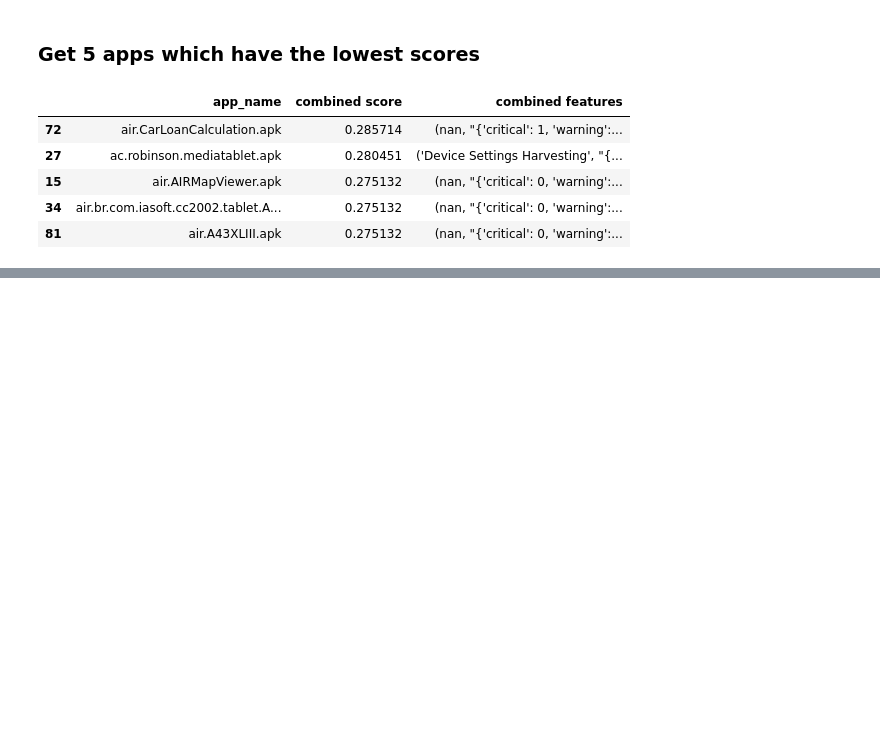
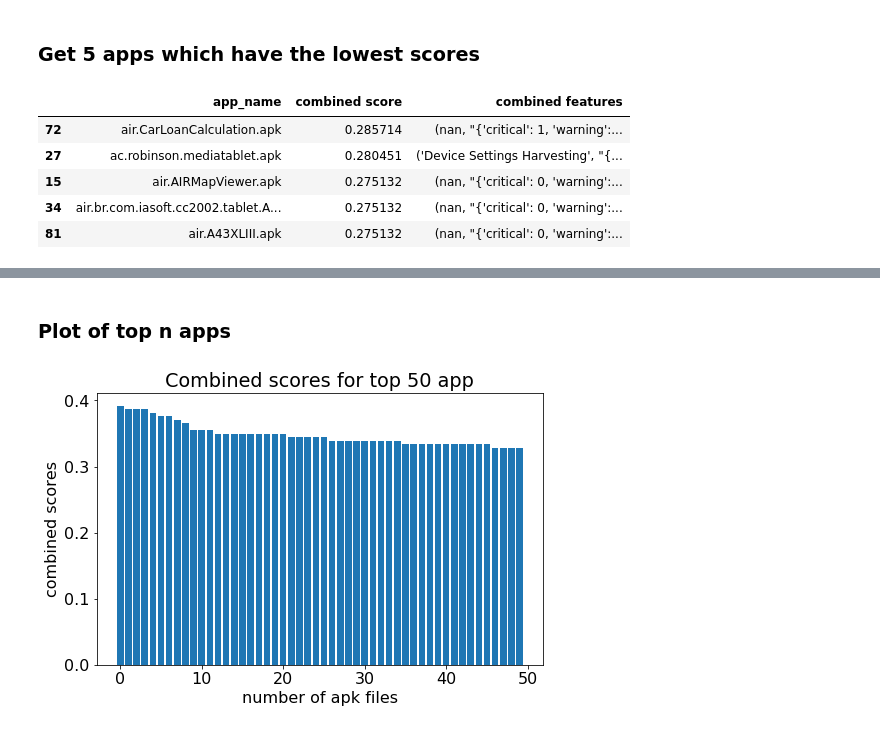
Before and after one commit to zahrafitrianti/atsp-project, a Jupyter notebook: example_apps.ipynb, the cells around one changed output, grey strips where cells are left out. Saved outputs shown, nothing was run; the diff lists cells and outputs as text; code cells hidden in the pictures; blank space fills up the shorter version.

```diff
--- a/example_apps.ipynb
+++ b/example_apps.ipynb
@@ -30,0 +45,13 @@ display(lowest5)
+# %% [markdown]
+### Plot of top n apps
+# %%
+n = 50
+dat = df.sort_values('combined score', ascending=False).head(n)
+plt.figure(figsize=(8,5))
+plt.title(f'Combined scores for top {n} app')
+plt.bar(np.arange(0, dat.shape[0]), dat['combined score'])
+plt.xlabel('number of apk files')
+plt.ylabel('combined scores')
+plt.show()
+# %% [output]
+[figure, added]
```
Also changed, not shown: parts of 6 cells of this notebook, 7 other files.
